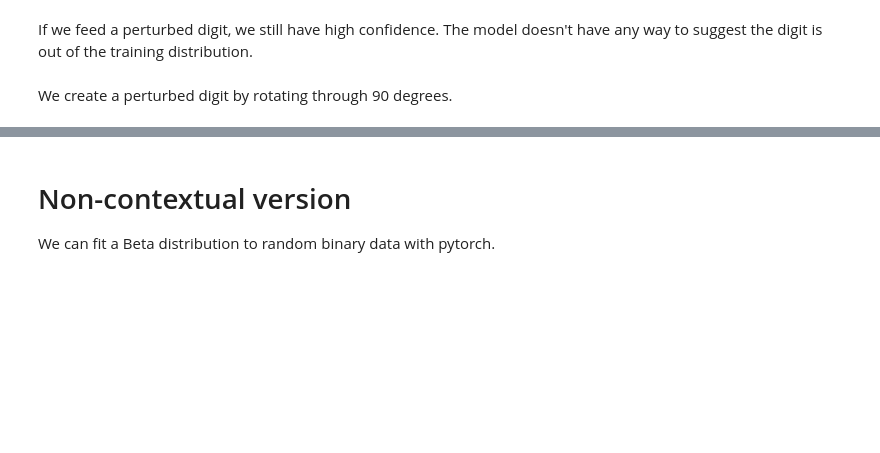
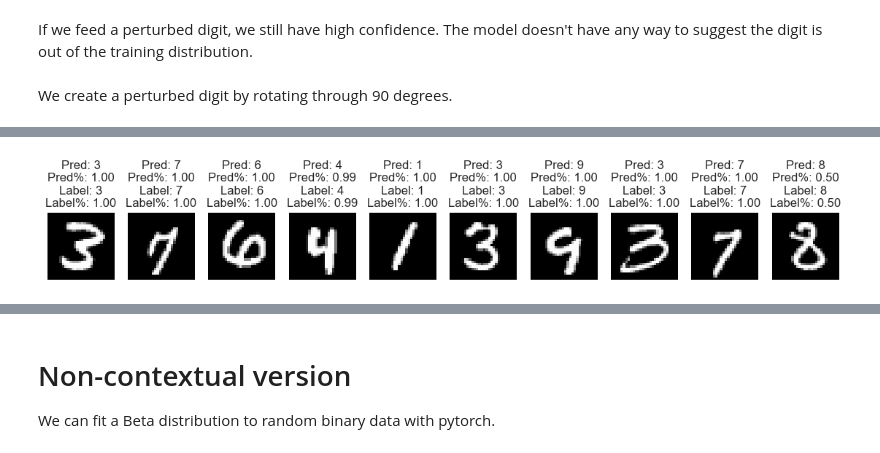
Before and after one commit to stanton119/data-analysis, a Jupyter notebook: neural_networks/unfinished-classification_uncertainty/dirichlet_prior_networks.ipynb, the cells around one changed output, grey strips where cells are left out. Cells and saved outputs as stored; diff of their text form; code cells hidden in the pictures; blank space fills up the shorter version.

```diff
--- a/neural_networks/unfinished-classification_uncertainty/dirichlet_prior_networks.ipynb
+++ b/neural_networks/unfinished-classification_uncertainty/dirichlet_prior_networks.ipynb
@@ -455,0 +531,4 @@ class MNISTModel(pl.LightningModule):
+# %%
+output_probs = plot_multiple_digits(model, batch_data, batch_labels)
+# %% [output]
+[figure, added]
```
Also changed, not shown: parts of 27 cells of this notebook, 1 other file.
